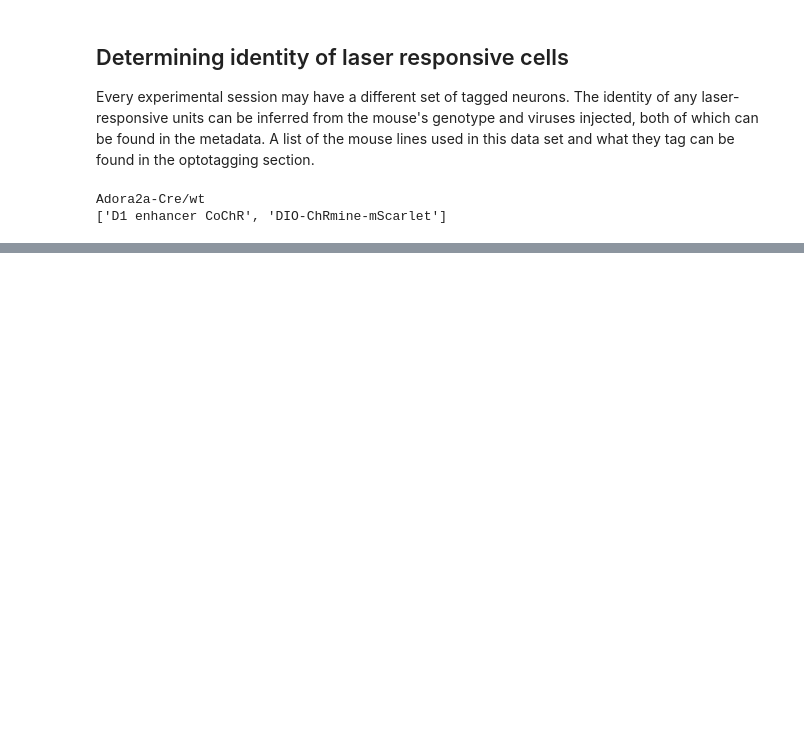
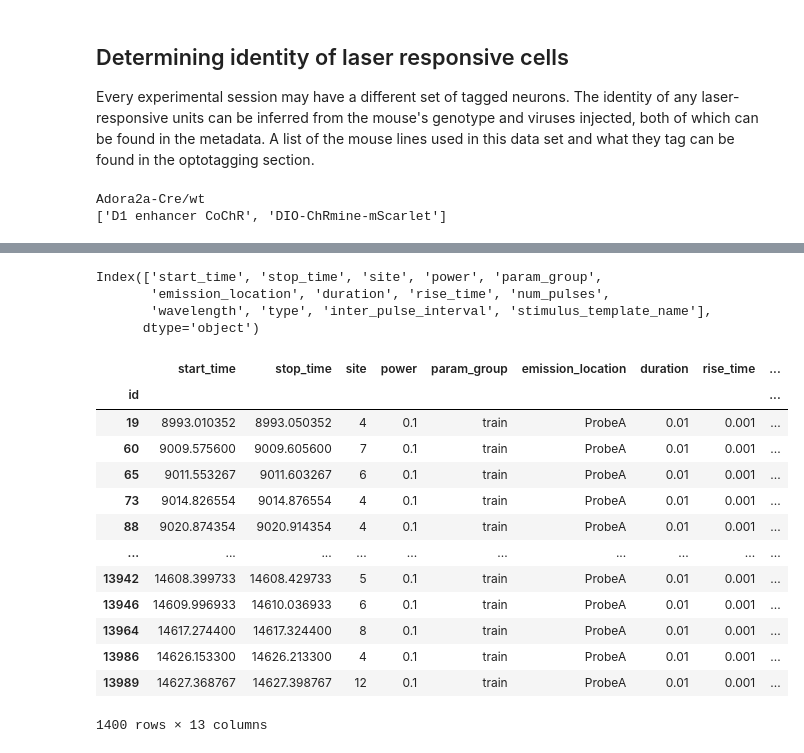
Before and after one commit to AllenInstitute/swdb_2023, a Jupyter notebook: code/databook/cell type lookup table/ctlut-identifying-tagged-units.ipynb, the cells around one changed output, grey strips where cells are left out. Cells and saved outputs as stored; diff of their text form; code cells hidden in the pictures; blank space fills up the shorter version.

```diff
--- a/code/databook/cell type lookup table/ctlut-identifying-tagged-units.ipynb
+++ b/code/databook/cell type lookup table/ctlut-identifying-tagged-units.ipynb
@@ -52,0 +58,38 @@ So this animal was Adora2a-Cre (meaning it expresses Cre in D2 cells) and it was
+# %%
+units = nwbfile_read.units[:]
+# %%
+# load spike timestamp data for an 'arbitrarily' selected unit
+unit_id = 259
+spike_timestamps = units.spike_times.loc[unit_id]
+# %%
+# load the stimulus table
+stimulus_table = nwbfile_read.intervals['trials'].to_dataframe()
+stimulus_table.columns
+# %% [output]
+Index(['start_time', 'stop_time', 'site', 'power', 'param_group',
+       'emission_location', 'duration', 'rise_time', 'num_pulses',
+       'wavelength', 'type', 'inter_pulse_interval', 'stimulus_template_name'],
+      dtype='object')
+# %%
+# select the highest power trials where the light emission was on the same probe the unit is on
+unit_device = units.device_name.loc[unit_id]
+max_laser_power = max(stimulus_table['power']) # be careful with this in the future, different color lasers are sometimes presented at different powers!
+
+#filtered_stimulus_table = stimulus_table.query('emission_location == @unit_device and power == @max_laser_power')
+filtered_stimulus_table = stimulus_table.query('emission_location == @unit_device and power == 0.1')
+filtered_stimulus_table
+# %% [output]
+|  | start_time | stop_time | site | power | param_group | emission_location | duration | rise_time | ... |
+| id |  |  |  |  |  |  |  |  | ... |
+| 19 | 8993.010352 | 8993.050352 | 4 | 0.1 | train | ProbeA | 0.01 | 0.001 | ... |
+| 60 | 9009.575600 | 9009.605600 | 7 | 0.1 | train | ProbeA | 0.01 | 0.001 | ... |
+| 65 | 9011.553267 | 9011.603267 | 6 | 0.1 | train | ProbeA | 0.01 | 0.001 | ... |
+| 73 | 9014.826554 | 9014.876554 | 4 | 0.1 | train | ProbeA | 0.01 | 0.001 | ... |
+| 88 | 9020.874354 | 9020.914354 | 4 | 0.1 | train | ProbeA | 0.01 | 0.001 | ... |
+| ... | ... | ... | ... | ... | ... | ... | ... | ... | ... |
+| 13942 | 14608.399733 | 14608.429733 | 5 | 0.1 | train | ProbeA | 0.01 | 0.001 | ... |
+| 13946 | 14609.996933 | 14610.036933 | 6 | 0.1 | train | ProbeA | 0.01 | 0.001 | ... |
+| 13964 | 14617.274400 | 14617.324400 | 8 | 0.1 | train | ProbeA | 0.01 | 0.001 | ... |
+| 13986 | 14626.153300 | 14626.213300 | 4 | 0.1 | train | ProbeA | 0.01 | 0.001 | ... |
+| 13989 | 14627.368767 | 14627.398767 | 12 | 0.1 | train | ProbeA | 0.01 | 0.001 | ... |
+1400 rows × 13 columns
```
Also changed, not shown: parts of 18 cells of this notebook, 3 other files.
